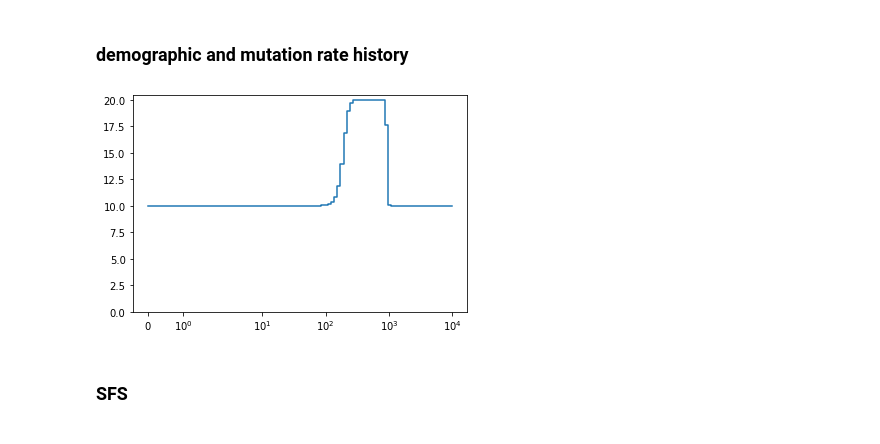
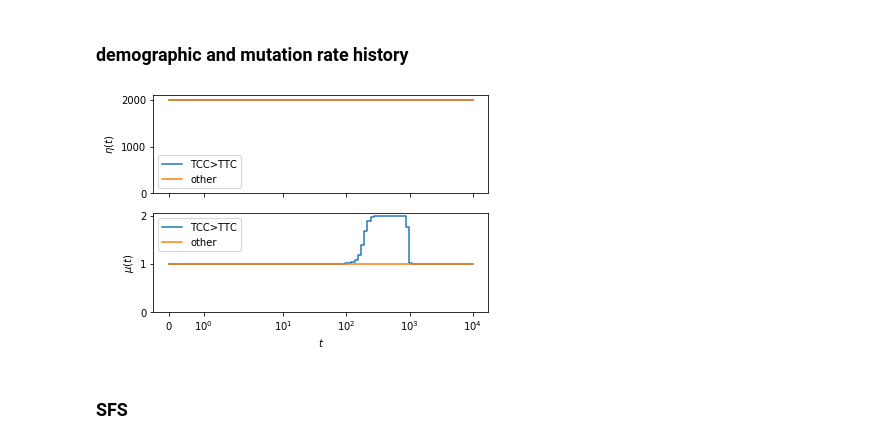
Before and after one commit to harrispopgen/mushi, a Jupyter notebook: test.ipynb, the cells around one changed output. Cells and saved outputs as stored; diff of their text form; code cells hidden in the pictures.

Commit message:
refactoring `mushi.py`, including a slick plotting interface

```diff
--- a/test.ipynb
+++ b/test.ipynb
@@ -21,20 +32,24 @@ The SFS model described in the text
 ### demographic and mutation rate history
 # %%
 t = np.logspace(-1, 4, 100)
+
 y = 2000 * np.ones(len(t) + 1)
-z_flat = 10 * np.ones(len(t) + 1)
-z_pulse = 10 * np.ones(len(t) + 1)
-z_pulse[:-1] += 10 * (expit(.05 * (t - 200)) - expit(.05 * (t - 1000)))
-history_TCC = History(t, y, z_pulse)
-history_other = History(t, y, 95 * z_flat)
+η = PiecewiseConstantHistory(t, y)
 
-plt.step(history_TCC.t[:-1], history_TCC.z, where='post')
-# plt.step(history_other.t[:-1], history_other.z , where='post')
-plt.ylim([0, None])
-plt.xscale('symlog')
+z_flat = np.ones(len(t) + 1)
+z_pulse = np.ones(len(t) + 1)
+z_pulse[:-1] += (expit(.05 * (t - 200)) - expit(.05 * (t - 1000)))
+μ_TCC = PiecewiseConstantHistory(t, z_pulse)
+μ_other = PiecewiseConstantHistory(t, z_flat)
+
+history_TCC = JointHistory(η, μ_TCC)
+history_other = JointHistory(η, μ_other)
+
+fig = history_TCC.plot(label='TCC>TTC')
+history_other.plot(fig=fig, label='other')
 plt.show()
 # %% [output]
-[figure, old version]
+[figure, new version]
 # %% [markdown]
 ### SFS
 # %%
```
Also changed, not shown: parts of 8 cells of this notebook, 2 other files.
